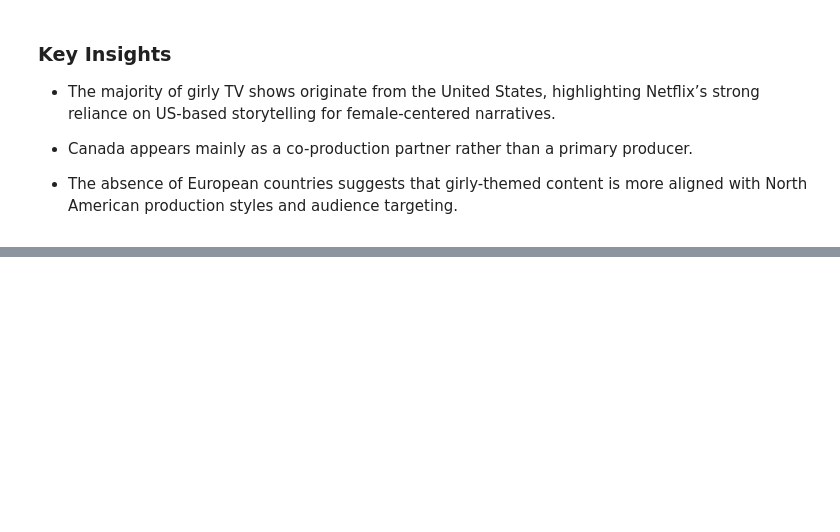
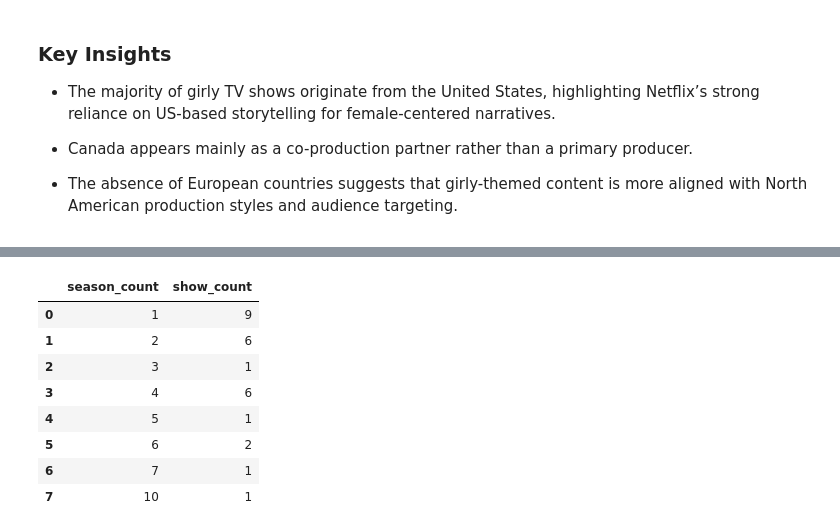
Before and after one commit to nesli10/netflix-girly-shows-analysis, a Jupyter notebook: notebooks/01_data_overview.ipynb, the cells around one changed output, grey strips where cells are left out. Drawn from its saved outputs; the diff is of its cells as text; code cells hidden in the pictures; blank space fills up the shorter version.

```diff
--- a/notebooks/01_data_overview.ipynb
+++ b/notebooks/01_data_overview.ipynb
@@ -566,0 +591,20 @@ Name: count, dtype: int64
+# %%
+season_distribution = (
+    girly_seasons["season_count"]
+    .value_counts()
+    .sort_index()
+    .reset_index()
+)
+
+season_distribution.columns = ["season_count", "show_count"]
+season_distribution
+# %% [output]
+|  | season_count | show_count |
+| 0 | 1 | 9 |
+| 1 | 2 | 6 |
+| 2 | 3 | 1 |
+| 3 | 4 | 6 |
+| 4 | 5 | 1 |
+| 5 | 6 | 2 |
+| 6 | 7 | 1 |
+| 7 | 10 | 1 |
```
Also changed, not shown: parts of 6 cells of this notebook.
